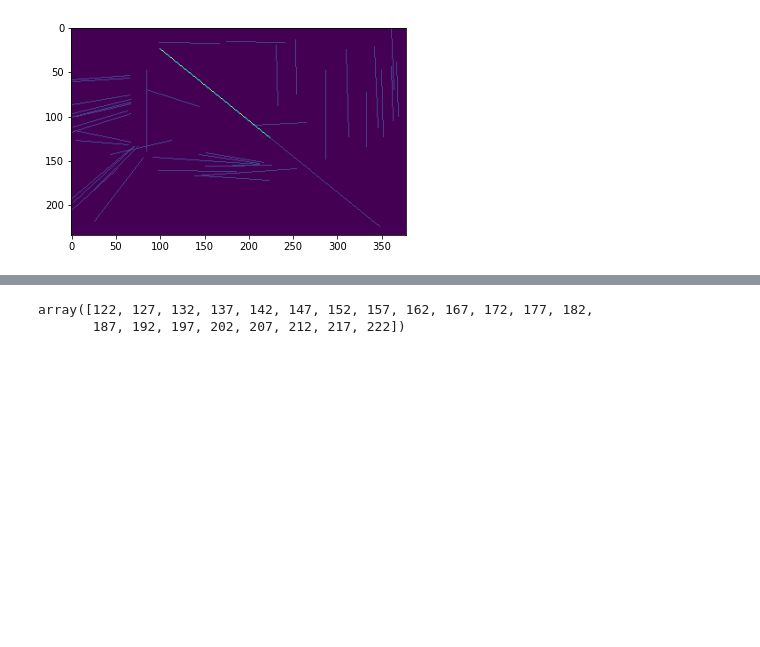
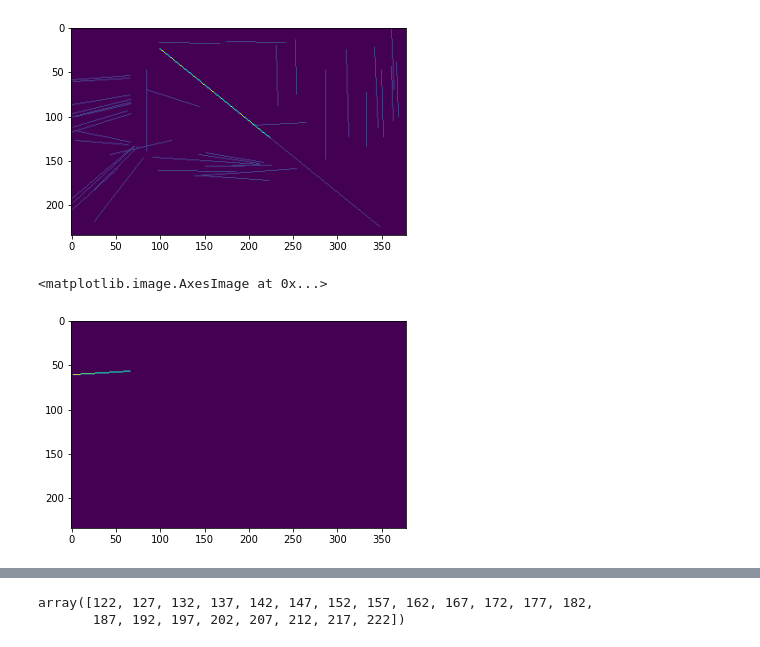
Before and after one commit to mosdragon/Mask_RCNN, a Jupyter notebook: samples/ade20k_coco/line_fitting.ipynb, the cells around one changed output, grey strips where cells are left out. Drawn from its saved outputs; the diff is of its cells as text; code cells hidden in the pictures; blank space fills up the shorter version.

```diff
--- a/samples/ade20k_coco/line_fitting.ipynb
+++ b/samples/ade20k_coco/line_fitting.ipynb
@@ -450,3 +442,11 @@ plt.imshow(strech_lines)
 472 324 100 24
 <matplotlib.image.AxesImage at 0x...>
 [figure]
+# %%
+single_edge = new_edges.copy() * 0
+(x1, y1, x2, y2) = lines[28]
+cv2.line(single_edge,(x1, y1), (x2, y2), (5), 1)
+plt.imshow(single_edge)
+# %% [output]
+<matplotlib.image.AxesImage at 0x...>
+[figure, added]
```
Also changed, not shown: parts of 14 cells of this notebook, 1 other file.
